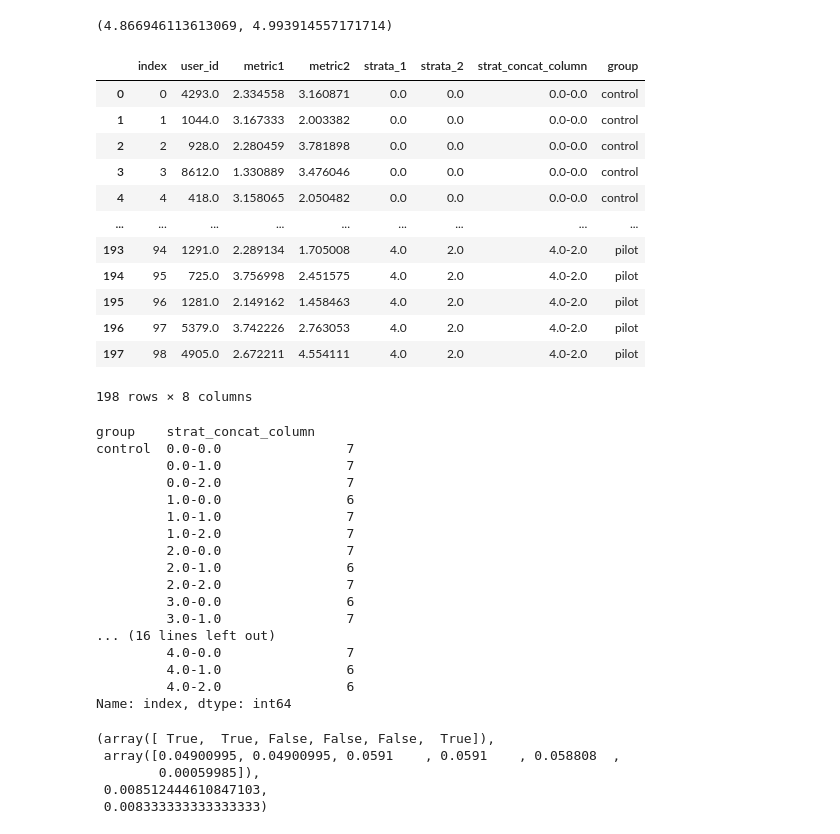
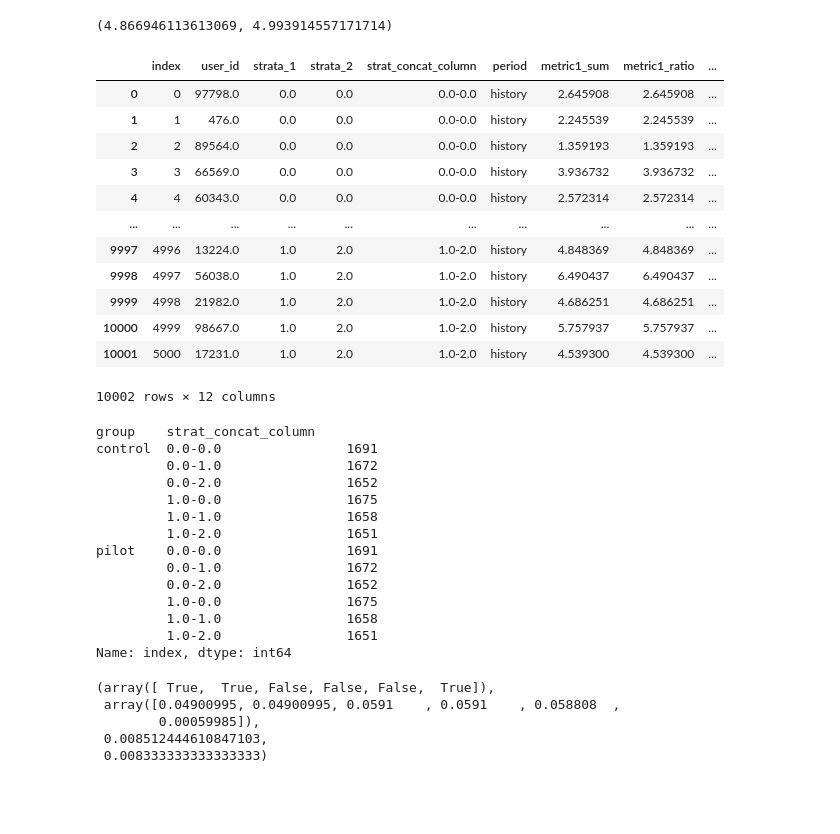
Before and after one commit to repinmihail/AB-test-pipeline, a Jupyter notebook: AB-pipline.ipynb, the cells around one changed output. Cells and saved outputs as stored; diff of their text form; code cells hidden in the pictures; blank space fills up the shorter version.

```diff
--- a/AB-pipline.ipynb
+++ b/AB-pipline.ipynb
@@ -156,6 +163,7 @@ def linearization_agg(data, column_for_grouped, value_name):
 # решение для метрик - расчет пользовательских, ratio и линеаризованных в одном датафрейме
 def calc_metrics(data, metric_dict, column_for_grouped, kappa=None, is_history_data=True):
 
+    kappa_dict = {}
     for metric_type, metric in metric_dict.items():
         if metric_type == 'simple_ratio_metrics':
             first_metric = True
@@ -177,6 +185,7 @@ def calc_metrics(data, metric_dict, column_for_grouped, kappa=None, is_history_d
                             control_df = data[data['group'] == control_group_name]
                             df_kappa = linearization_agg(control_df, column_for_grouped, key)
                         kappa = np.sum(df_kappa[f'{key}_lin_sum']) / np.sum(df_kappa[f'{key}_lin_count'])
+                        kappa_dict[key] = kappa
                         #print('kappa is: ', kappa)
                     df_lin = linearization_agg(data, column_for_grouped, key)
                     df_lin[f'{key}_linear'] = df_lin[f'{key}_lin_sum'] - kappa * df_lin[f'{key}_lin_count']
@@ -188,11 +197,11 @@ def calc_metrics(data, metric_dict, column_for_grouped, kappa=None, is_history_d
                         first_metric = False
                     else:
                         simple_ratio_metrics = pd.merge(simple_ratio_metrics, agg_df[all_columns], how='left', on=column_for_grouped)
+                    kappa = None
 
         if metric_type == 'user_metrics':
             first_metric = True
             for key, val in metric.items():
-                key, val
                 if isinstance(val, str):
                     agg_df = data.groupby(column_for_grouped).agg({key: val}).rename(columns={key: f'{key}_sum'}).reset_index()
                     all_columns = list(agg_df.columns)
@@ -202,6 +211,6 @@ def calc_metrics(data, metric_dict, column_for_grouped, kappa=None, is_history_d
                     else:
                         user_metrics_df = pd.merge(user_metrics_df, agg_df[all_columns], how='left', on=column_for_grouped)
     res = pd.merge(user_metrics_df, simple_ratio_metrics, how='left', on=column_for_grouped)
-    return res
+    return res, kappa_dict
 # %%
-calc_metrics(df, metric_dict, column_for_grouped, kappa=None, is_history_data=True)
+calc_df, kappa_dict = calc_metrics(df, metric_dict, column_for_grouped, kappa=None, is_history_data=True)
@@ -371,12 +377,12 @@ n_iter = 2000
 
 for i in progressbar(range(n_iter), "Computing: ", 40):
 
-    random_group = get_random_group(df_linear, 10000)
+    random_group = get_random_group(calc_df, 10000)
     random_mean.append(random_group['metric1_linear'].mean())
     random_var.append(random_group['metric1_linear'].var())
 
-    strat_mean.append(get_stratified_data(df_linear, 10000, 'metric1_linear', weights=None, seed=None)[1])
-    strat_var.append(get_stratified_data(df_linear, 10000, 'metric1_linear', weights=None, seed=None)[2])
+    strat_mean.append(get_stratified_data(calc_df, 10000, 'metric1_linear', weights=None, seed=None)[1])
+    strat_var.append(get_stratified_data(calc_df, 10000, 'metric1_linear', weights=None, seed=None)[2])
 random_mean_series = pd.Series(random_mean, name='random mean metric')
 strat_mean_series = pd.Series(strat_mean, name='strat mean metric')
 random_var_series = pd.Series(random_var, name='random var metric')
@@ -394,7 +400,7 @@ data_distribution_plot([random_var_series, strat_var_series])
 # %%
-MEAN = get_stratified_data(df_linear, 100_000, 'metric2_linear', weights=None, seed=None)[1]
-STD = np.sqrt(get_stratified_data(df_linear, 100_000, 'metric2_linear', weights=None, seed=None)[2])
-stratified_df = get_stratified_data(df_linear, 100_000, 'metric2_linear', weights=None, seed=None)[0]
+MEAN = get_stratified_data(calc_df, 100_000, 'metric1_sum', weights=None, seed=None)[1]
+STD = np.sqrt(get_stratified_data(calc_df, 100_000, 'metric1_linear', weights=None, seed=None)[2])
+stratified_df = get_stratified_data(calc_df, 100_000, 'metric1_linear', weights=None, seed=None)[0]
 EFFECT = 1.01
 effect_bounds = np.linspace(1.01, 1.2, num=20)
 sample_size_bounds = np.arange(1000, 10000, 500)
@@ -666,40 +672,37 @@ def get_stratified_groups(data, group_size, weights=None, seed=None):
         df = get_stratified_with_groups(data, group_size, weights=strat_dict_shares, seed=None)
         return df
 # %%
-get_stratified_groups(t[0], 100)
+get_stratified_groups(stratified_df, 5000)
 # %% [output]
-|  | index | user_id | metric1 | metric2 | strata_1 | strata_2 | strat_concat_column | group |
-| 0 | 0 | 4293.0 | 2.334558 | 3.160871 | 0.0 | 0.0 | 0.0-0.0 | control |
-| 1 | 1 | 1044.0 | 3.167333 | 2.003382 | 0.0 | 0.0 | 0.0-0.0 | control |
-| 2 | 2 | 928.0 | 2.280459 | 3.781898 | 0.0 | 0.0 | 0.0-0.0 | control |
-| 3 | 3 | 8612.0 | 1.330889 | 3.476046 | 0.0 | 0.0 | 0.0-0.0 | control |
-| 4 | 4 | 418.0 | 3.158065 | 2.050482 | 0.0 | 0.0 | 0.0-0.0 | control |
-| ... | ... | ... | ... | ... | ... | ... | ... | ... |
-| 193 | 94 | 1291.0 | 2.289134 | 1.705008 | 4.0 | 2.0 | 4.0-2.0 | pilot |
-| 194 | 95 | 725.0 | 3.756998 | 2.451575 | 4.0 | 2.0 | 4.0-2.0 | pilot |
-| 195 | 96 | 1281.0 | 2.149162 | 1.458463 | 4.0 | 2.0 | 4.0-2.0 | pilot |
-| 196 | 97 | 5379.0 | 3.742226 | 2.763053 | 4.0 | 2.0 | 4.0-2.0 | pilot |
-| 197 | 98 | 4905.0 | 2.672211 | 4.554111 | 4.0 | 2.0 | 4.0-2.0 | pilot |
+|  | index | user_id | strata_1 | strata_2 | strat_concat_column | period | metric1_sum | metric1_ratio | ... |
+| 0 | 0 | 97798.0 | 0.0 | 0.0 | 0.0-0.0 | history | 2.645908 | 2.645908 | ... |
+| 1 | 1 | 476.0 | 0.0 | 0.0 | 0.0-0.0 | history | 2.245539 | 2.245539 | ... |
+| 2 | 2 | 89564.0 | 0.0 | 0.0 | 0.0-0.0 | history | 1.359193 | 1.359193 | ... |
+| 3 | 3 | 66569.0 | 0.0 | 0.0 | 0.0-0.0 | history | 3.936732 | 3.936732 | ... |
+| 4 | 4 | 60343.0 | 0.0 | 0.0 | 0.0-0.0 | history | 2.572314 | 2.572314 | ... |
+| ... | ... | ... | ... | ... | ... | ... | ... | ... | ... |
+| 9997 | 4996 | 13224.0 | 1.0 | 2.0 | 1.0-2.0 | history | 4.848369 | 4.848369 | ... |
+| 9998 | 4997 | 56038.0 | 1.0 | 2.0 | 1.0-2.0 | history | 6.490437 | 6.490437 | ... |
+| 9999 | 4998 | 21982.0 | 1.0 | 2.0 | 1.0-2.0 | history | 4.686251 | 4.686251 | ... |
+| 10000 | 4999 | 98667.0 | 1.0 | 2.0 | 1.0-2.0 | history | 5.757937 | 5.757937 | ... |
+| 10001 | 5000 | 17231.0 | 1.0 | 2.0 | 1.0-2.0 | history | 4.539300 | 4.539300 | ... |
-198 rows × 8 columns
+10002 rows × 12 columns
 # %%
-get_stratified_groups(t[0], 100).groupby(['group', 'strat_concat_column']).count().iloc[:,0]
+get_stratified_groups(stratified_df, 10000).groupby(['group', 'strat_concat_column']).count().iloc[:,0]
 # %% [output]
 group    strat_concat_column
-control  0.0-0.0                7
-         0.0-1.0                7
-         0.0-2.0                7
-         1.0-0.0                6
-         1.0-1.0                7
-         1.0-2.0                7
-         2.0-0.0                7
-         2.0-1.0                6
-         2.0-2.0                7
-         3.0-0.0                6
-         3.0-1.0                7
-... (16 lines left out)
-         4.0-0.0                7
-         4.0-1.0                6
-         4.0-2.0                6
+control  0.0-0.0                1691
+         0.0-1.0                1672
+         0.0-2.0                1652
+         1.0-0.0                1675
+         1.0-1.0                1658
+         1.0-2.0                1651
+pilot    0.0-0.0                1691
+         0.0-1.0                1672
+         0.0-2.0                1652
+         1.0-0.0                1675
+         1.0-1.0                1658
+         1.0-2.0                1651
 Name: index, dtype: int64
 # %%
 def calculate_theta(y_prepilot_cov, y_pilot) -> float:
```
Also changed, not shown: parts of 21 cells of this notebook, 1 other file.
